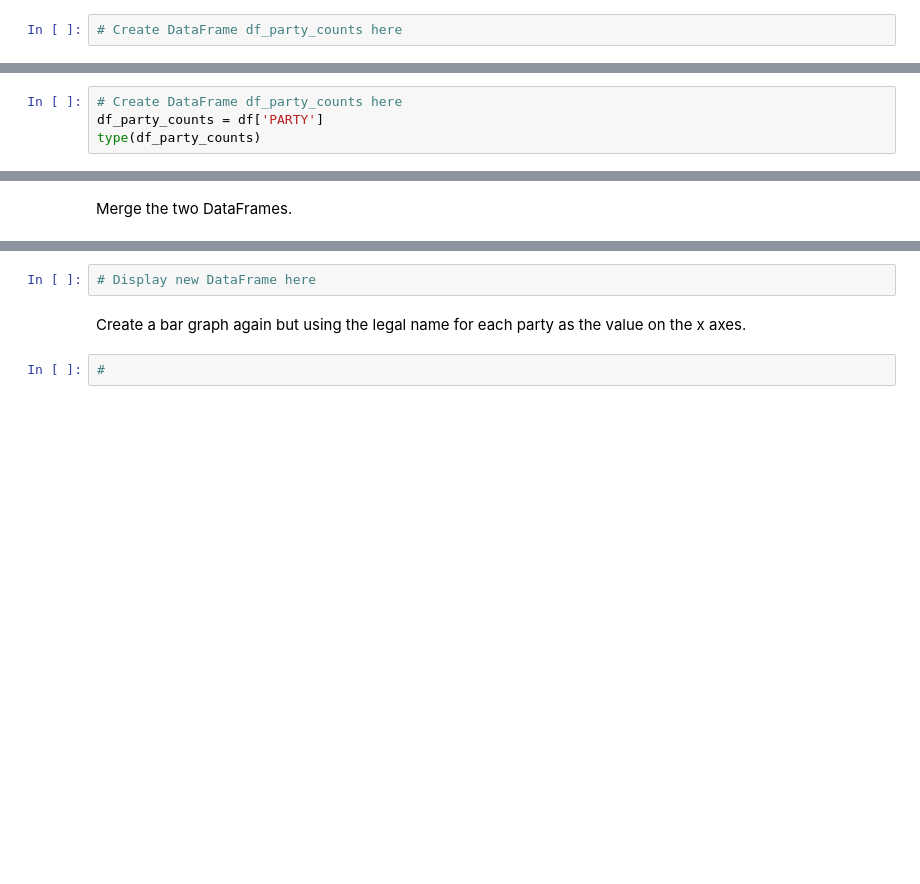
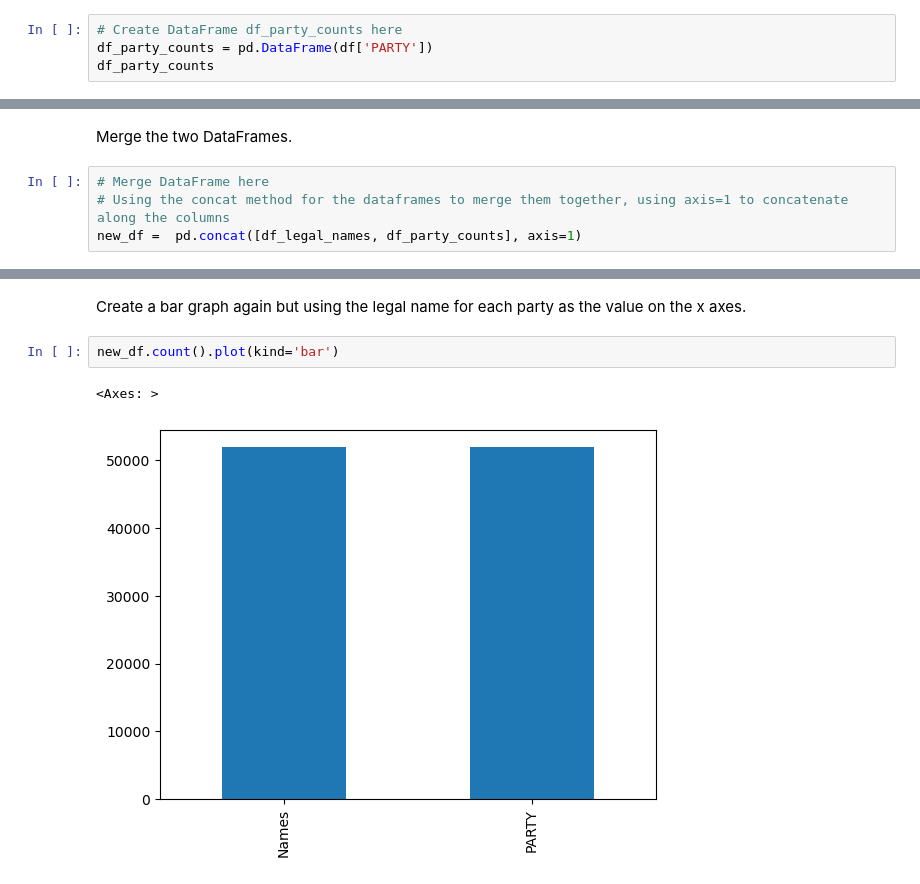
Before and after one commit to imirransom/DataEngineering.Labs.RegisteredVotersFileWilmingtonDE, a Jupyter notebook: data/wilmington_de_registered_voters.ipynb, the cells around one changed output, grey strips where cells are left out. Drawn from its saved outputs; the diff is of its cells as text; blank space fills up the shorter version.

Commit message:
starting to make the required bar graph

```diff
--- a/data/wilmington_de_registered_voters.ipynb
+++ b/data/wilmington_de_registered_voters.ipynb
@@ -309,3 +314,5 @@ df_legal_names
 Create a Pandas DataFrame that contains the Party code and the corresponding number of registered voters for said party.
 # %%
 # Create DataFrame df_party_counts here
+df_party_counts = pd.DataFrame(df['PARTY'])
+df_party_counts
@@ -312,4 +332,0 @@ Create a Pandas DataFrame that contains the Party code and the corresponding num
-# %%
-# Create DataFrame df_party_counts here
-df_party_counts = df['PARTY']
-type(df_party_counts)
@@ -320,3 +333,7 @@ pandas.core.series.Series
 # %% [markdown]
 Merge the two DataFrames.
+# %%
+# Merge DataFrame here
+# Using the concat method for the dataframes to merge them together, using axis=1 to concatenate along the columns
+new_df =  pd.concat([df_legal_names, df_party_counts], axis=1)
 # %%
@@ -324,6 +356,7 @@ Merge the two DataFrames.
-# %%
-# Display new DataFrame here
 # %% [markdown]
 Create a bar graph again but using the legal name for each party as the value on the x axes.
-# %%
-#
+# %%
+new_df.count().plot(kind='bar')
+# %% [output]
+<Axes: >
+[figure, added]
```
Also changed, not shown: parts of 7 cells of this notebook.
